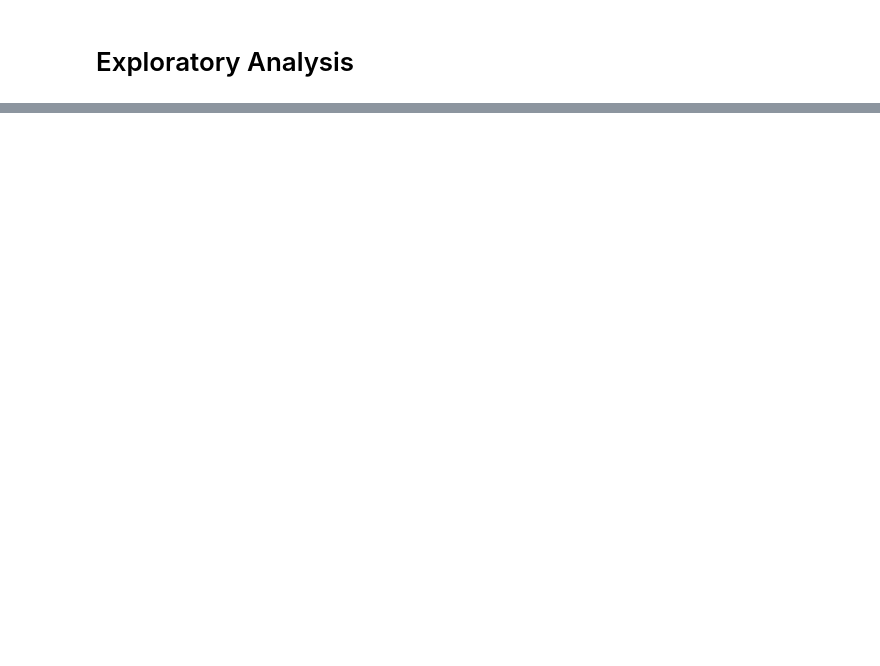
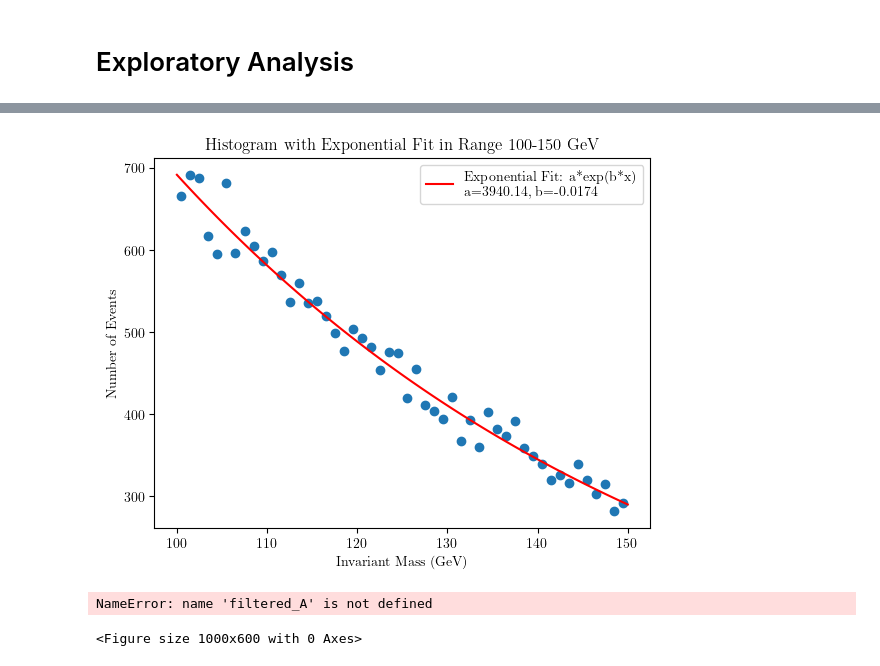
Before and after one commit to haufse/schluckaufboson, a Jupyter notebook: explora.ipynb, the cells around one changed output, grey strips where cells are left out. Drawn from its saved outputs; the diff is of its cells as text; code cells hidden in the pictures; blank space fills up the shorter version.

```diff
--- a/explora.ipynb
+++ b/explora.ipynb
@@ -11,0 +69,15 @@ tree_name = "mini"  # The tree name based on the provided data structure
+# %%
+bin_centers = (bin_edges[:-1] + bin_edges[1:]) / 2
+popt, pcov = utils.fit_histogram_exponential(counts, bin_edges, range_fit=(100, 150))
+# %% [output]
+[figure, added]
+# %%
+plt.figure(figsize=(10, 6))
+counts_A, bin_edges_A, _ =  plt.hist(filtered_A["invariant_mass"], bins=np.arange(100, 150 + bw, bw))
+plt.title('Invariant Mass of Photon Pairs')
+plt.xlabel('Invariant Mass (GeV)')
+plt.ylabel('Number of Events')
+plt.show()
+# %% [output]
+NameError: name 'filtered_A' is not defined
+<Figure size 1000x600 with 0 Axes>
```
Also changed, not shown: parts of 50 cells of this notebook, 22 other files.
